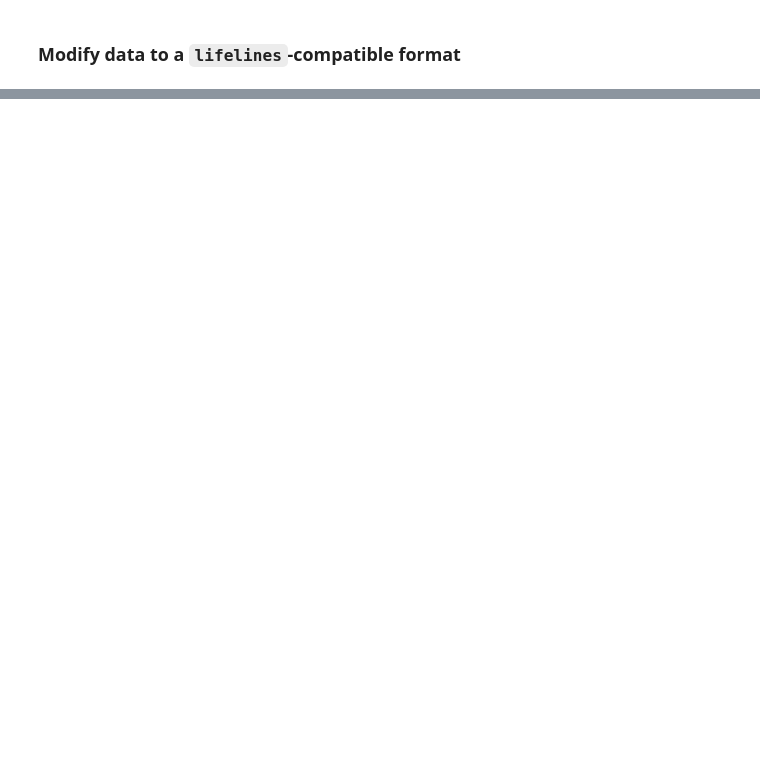
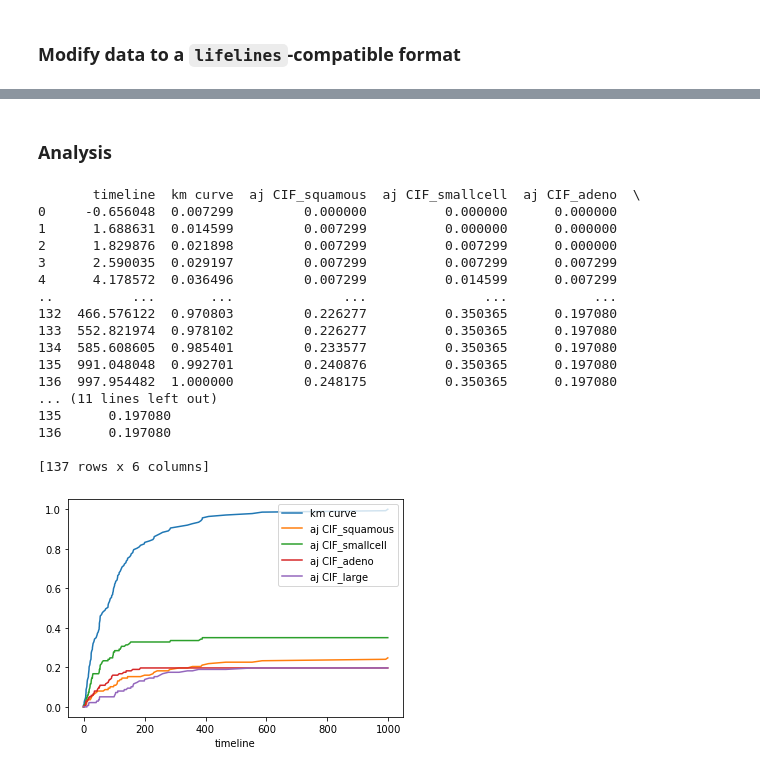
Before and after one commit to ChemGuy88/epistats, a Jupyter notebook: project/project.ipynb, the cells around one changed output, grey strips where cells are left out. Cells and saved outputs as stored; diff of their text form; code cells hidden in the pictures; blank space fills up the shorter version.

Commit message:
Added results for each celltype

```diff
--- a/project/project.ipynb
+++ b/project/project.ipynb
@@ -168,7 +162,0 @@ I'm not sure if `scikit-survival` has a competing risk algorithm, but there are
-# %%
-df = pd.DataFrame()
-df['events'] = [0, 1, 1, 1, 2, 1, 0, 1, 0, 2, 2]
-df['times'] = [1, 5, 3, 6, 1, 3, 2, 5, 2, 3, 6]
-aj = AalenJohansenFitter()
-aj.fit(durations=df['times'], event_observed=df['events'], event_of_interest=1)
-print(aj.cumulative_density_)
@@ -193,9 +168,7 @@ event_at
 celltypes = data_x['Celltype']
 n = len(celltypes)
 censored_cases = [x for x,y in data_y]
-jitter = np.random.normal(0, 0.001, n)
-survival_times = [y for x,y in data_y] + jitter
-event_of_interest = 'squamous' # 'squamous', 'smallcell', 'adeno', 'large'
+survival_times = [y for x,y in data_y] + np.random.normal(0,1,n)
 # %%
 # Replace celltypes with integers >= 1
 observed_events = data_x['Celltype'].to_numpy()
@@ -247,0 +189,53 @@ print(results)
+# %% [markdown]
+### Analysis
+# %%
+# Fit KM function on all events
+km = KaplanMeierFitter()
+km.fit(durations = survival_times,
+       event_observed = observed_events)
+
+results = pd.DataFrame()
+results['timeline'] = km.cumulative_density_.index
+results['km curve'] = km.cumulative_density_['KM_estimate'].values
+
+# Fit AJ function on specific events
+for event_of_interest in ['squamous', 'smallcell', 'adeno', 'large']:
+    event_of_interest = eventMap[event_of_interest]
+
+    aj = AalenJohansenFitter()
+    aj.fit(durations = survival_times,
+           event_observed = observed_events,
+           event_of_interest = event_of_interest)
+
+    results[f'aj CIF_{eventMapR[event_of_interest]}'] = aj.cumulative_density_[f'CIF_{event_of_interest}'].values
+
+# Summary. These are the cumulative incidence functions, F_{j}(t). To get the survival function, S(t), we do 1-F(t).
+print(results)
+
+results.plot(x='timeline')
+
+# The sum of the individual event functions equals the KM curve.
+results2 = pd.DataFrame()
+results2['km curve'] = results['km curve']
+results2['aj sum'] = results[results.columns[2:]].sum(axis=1)
+
+survfuncs = pd.DataFrame()
+# %% [output]
+       timeline  km curve  aj CIF_squamous  aj CIF_smallcell  aj CIF_adeno  \
+0     -0.656048  0.007299         0.000000          0.000000      0.000000
+1      1.688631  0.014599         0.007299          0.000000      0.000000
+2      1.829876  0.021898         0.007299          0.007299      0.000000
+3      2.590035  0.029197         0.007299          0.007299      0.007299
+4      4.178572  0.036496         0.007299          0.014599      0.007299
+..          ...       ...              ...               ...           ...
+132  466.576122  0.970803         0.226277          0.350365      0.197080
+133  552.821974  0.978102         0.226277          0.350365      0.197080
+134  585.608605  0.985401         0.233577          0.350365      0.197080
+135  991.048048  0.992701         0.240876          0.350365      0.197080
+136  997.954482  1.000000         0.248175          0.350365      0.197080
+... (11 lines left out)
+135      0.197080
+136      0.197080
+
+[137 rows x 6 columns]
+[figure, added]
```
Also changed, not shown: parts of 7 cells of this notebook.
